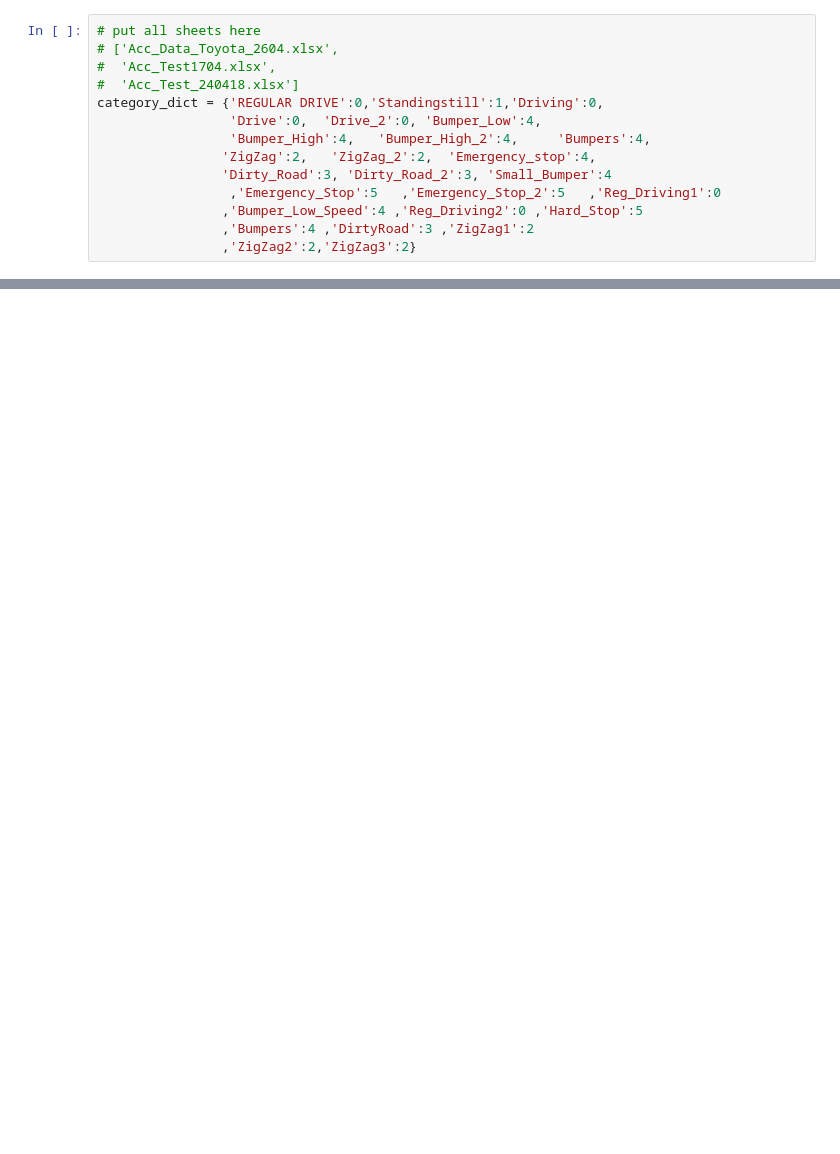
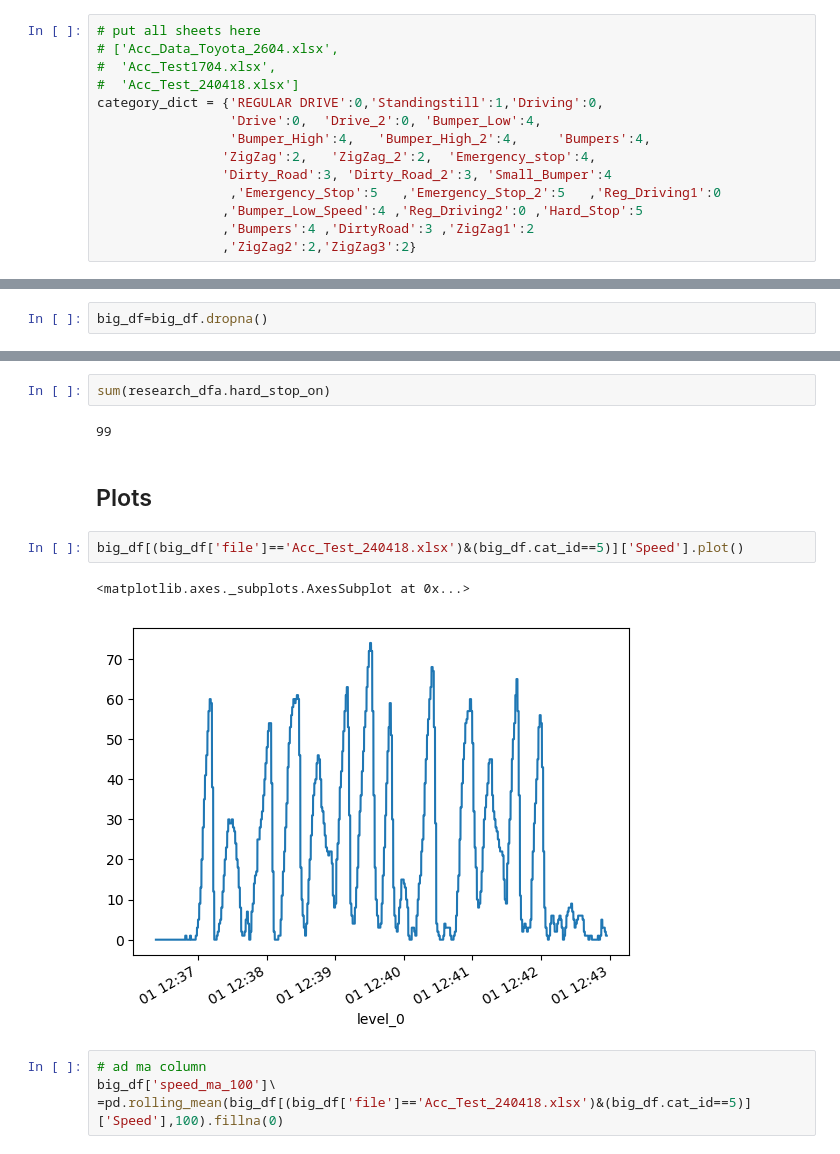
Before and after one commit to lirazch/RoadTrackACC, a Jupyter notebook: NewAnotationFormatNotebook.ipynb, the cells around one changed output, grey strips where cells are left out. Drawn from its saved outputs; the diff is of its cells as text; blank space fills up the shorter version.

```diff
--- a/NewAnotationFormatNotebook.ipynb
+++ b/NewAnotationFormatNotebook.ipynb
@@ -162,0 +219,2 @@ anot['Roadtrack_tags']
+# %%
+big_df=big_df.dropna()
@@ -162,0 +229,15 @@ anot['Roadtrack_tags']
+# %%
+sum(research_dfa.hard_stop_on)
+# %% [output]
+99
+# %% [markdown]
+## Plots
+# %%
+big_df[(big_df['file']=='Acc_Test_240418.xlsx')&(big_df.cat_id==5)]['Speed'].plot()
+# %% [output]
+<matplotlib.axes._subplots.AxesSubplot at 0x...>
+[figure, added]
+# %%
+# ad ma column
+big_df['speed_ma_100']\
+=pd.rolling_mean(big_df[(big_df['file']=='Acc_Test_240418.xlsx')&(big_df.cat_id==5)]['Speed'],100).fillna(0)
```
Also changed, not shown: parts of 82 cells of this notebook, 1 other file.
